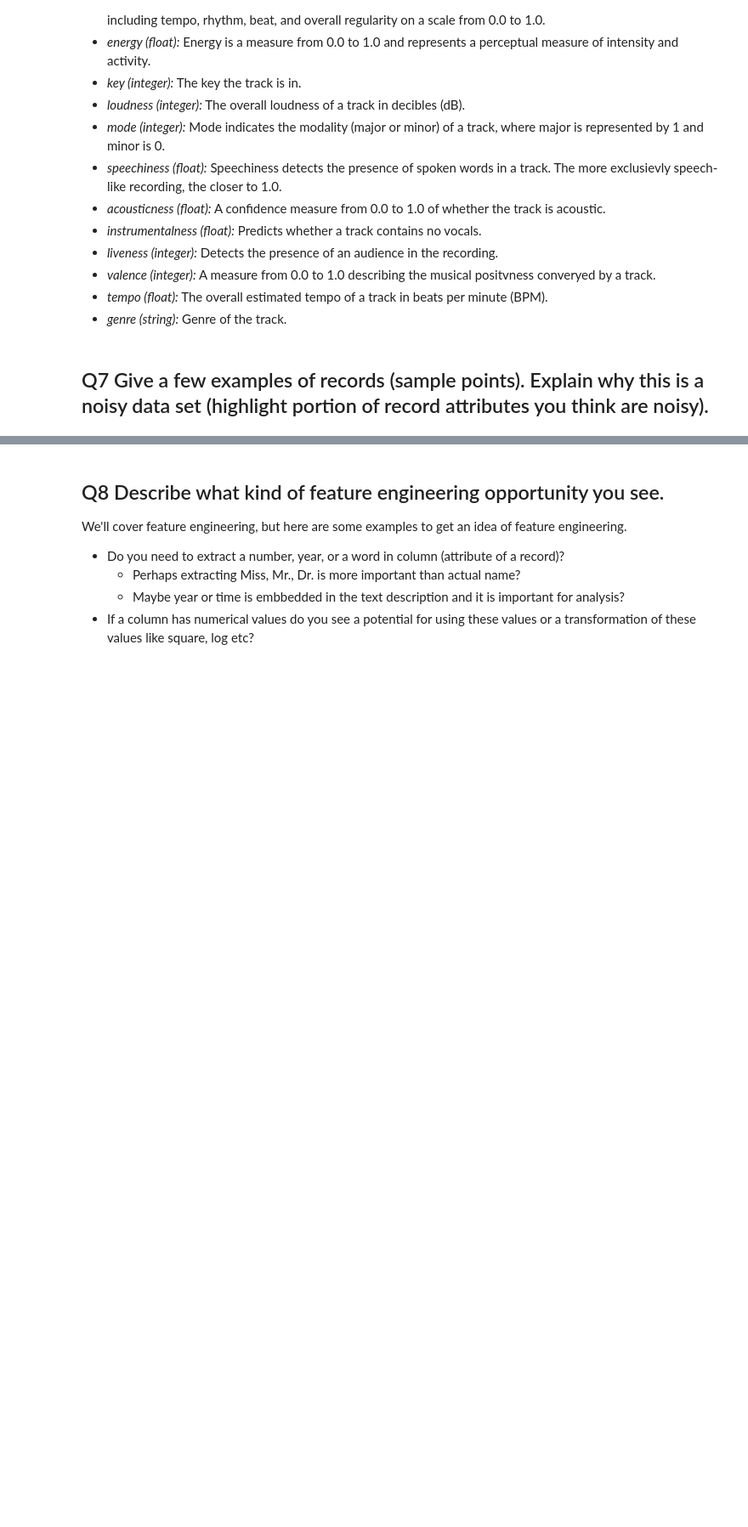
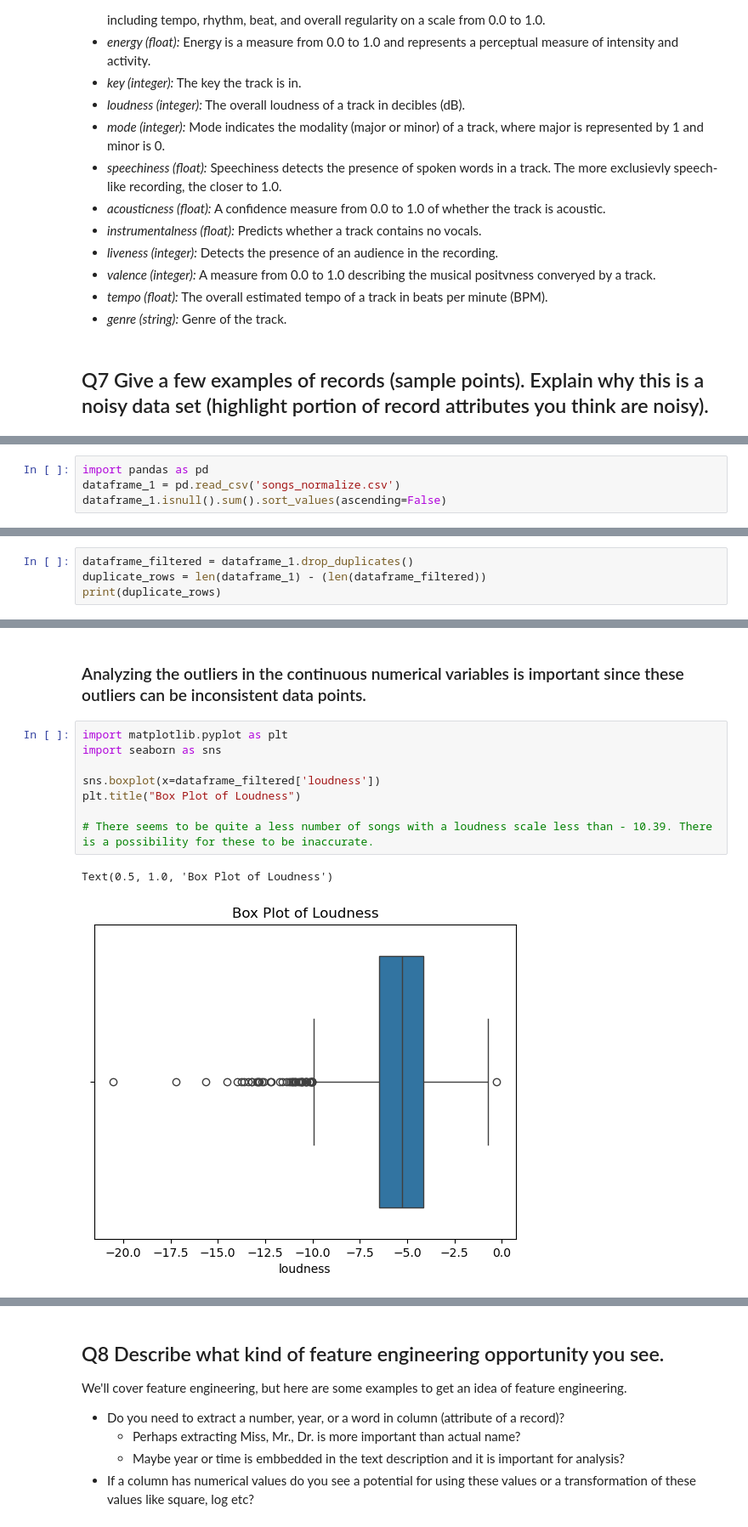
Before and after one commit to antoniasunseri/Spotify-Analysis, a Jupyter notebook: Antonia_Sunseri_Programming_Assignment_1.ipynb, the cells around one changed output, grey strips where cells are left out. Shown: that part at 85% size. Drawn from its saved outputs; the diff is of its cells as text; blank space fills up the shorter version.

Commit message:
Add updated notebook with data analysis

```diff
--- a/Antonia_Sunseri_Programming_Assignment_1.ipynb
+++ b/Antonia_Sunseri_Programming_Assignment_1.ipynb
@@ -121,0 +125,4 @@ The dataset consists of audio and metadata features for the top-hit songs on Spo
+# %%
+import pandas as pd
+dataframe_1 = pd.read_csv('songs_normalize.csv')
+dataframe_1.isnull().sum().sort_values(ascending=False)
@@ -121,0 +153,4 @@ The dataset consists of audio and metadata features for the top-hit songs on Spo
+# %%
+dataframe_filtered = dataframe_1.drop_duplicates()
+duplicate_rows = len(dataframe_1) - (len(dataframe_filtered))
+print(duplicate_rows)
@@ -121,0 +213,13 @@ The dataset consists of audio and metadata features for the top-hit songs on Spo
+# %% [markdown]
+### Analyzing the outliers in the continuous numerical variables is important since these outliers can be inconsistent data points.
+# %%
+import matplotlib.pyplot as plt
+import seaborn as sns
+
+sns.boxplot(x=dataframe_filtered['loudness'])
+plt.title("Box Plot of Loudness")
+
+# There seems to be quite a less number of songs with a loudness scale less than - 10.39. There is a possibility for these to be inaccurate.
+# %% [output]
+Text(0.5, 1.0, 'Box Plot of Loudness')
+[figure, added]
```
Also changed, not shown: parts of 13 cells of this notebook.
